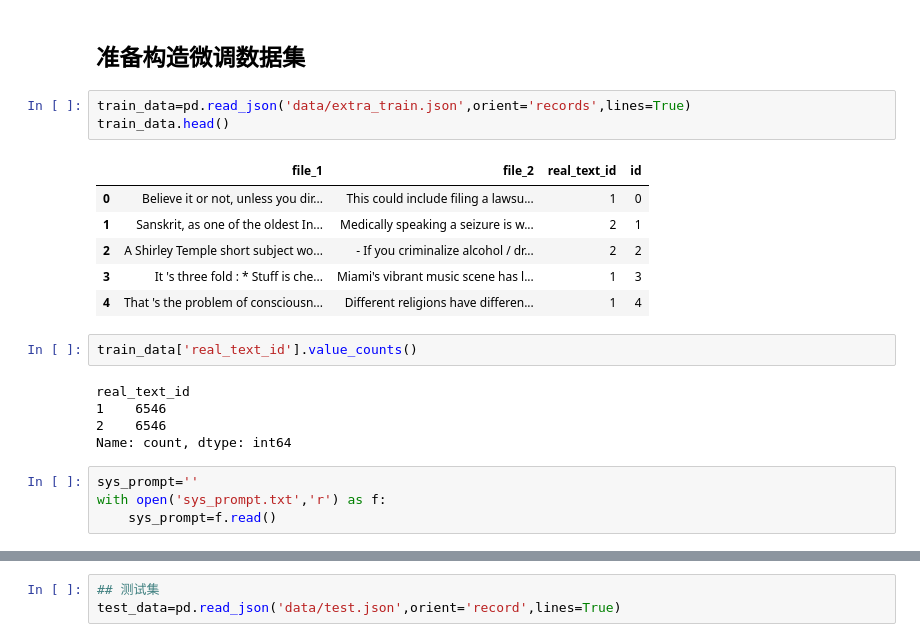
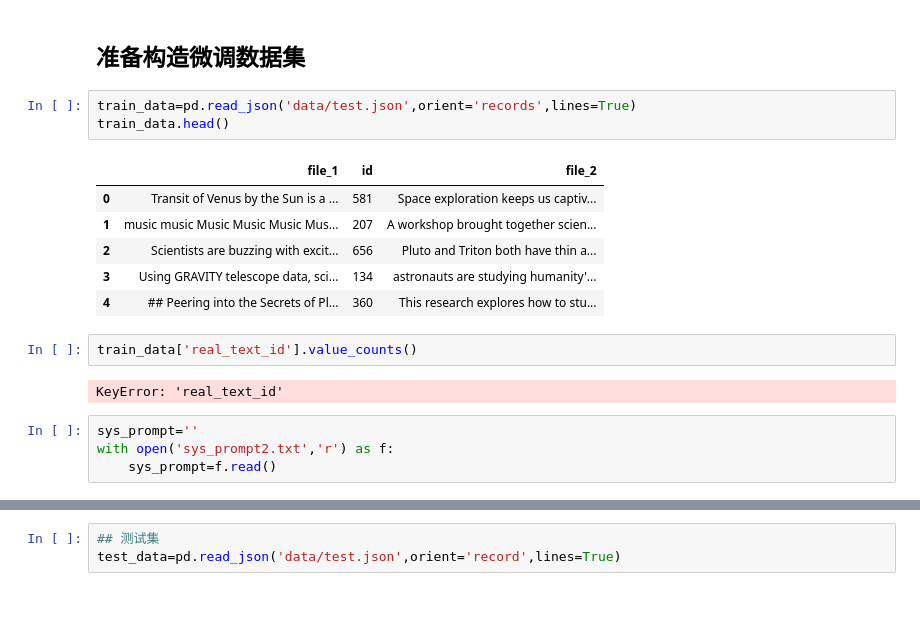
Before and after one commit to zhangdw156/fake-or-real, a Jupyter notebook: research.ipynb, the cells around one changed output, grey strips where cells are left out. Drawn from its saved outputs; the diff is of its cells as text; blank space fills up the shorter version.

```diff
--- a/research.ipynb
+++ b/research.ipynb
@@ -38,25 +38,22 @@ test_data.to_json('data/test.json',orient='records',lines=True)
 # %% [markdown]
 ## 准备构造微调数据集
 # %%
-train_data=pd.read_json('data/extra_train.json',orient='records',lines=True)
+train_data=pd.read_json('data/test.json',orient='records',lines=True)
 train_data.head()
 # %% [output]
-|  | file_1 | file_2 | real_text_id | id |
-| 0 | Believe it or not, unless you dir... | This could include filing a lawsu... | 1 | 0 |
-| 1 | Sanskrit, as one of the oldest In... | Medically speaking a seizure is w... | 2 | 1 |
-| 2 | A Shirley Temple short subject wo... | - If you criminalize alcohol / dr... | 2 | 2 |
-| 3 | It 's three fold : * Stuff is che... | Miami's vibrant music scene has l... | 1 | 3 |
-| 4 | That 's the problem of consciousn... | Different religions have differen... | 1 | 4 |
+|  | file_1 | id | file_2 |
+| 0 | Transit of Venus by the Sun is a ... | 581 | Space exploration keeps us captiv... |
+| 1 | music music Music Music Music Mus... | 207 | A workshop brought together scien... |
+| 2 | Scientists are buzzing with excit... | 656 | Pluto and Triton both have thin a... |
+| 3 | Using GRAVITY telescope data, sci... | 134 | astronauts are studying humanity'... |
+| 4 | ## Peering into the Secrets of Pl... | 360 | This research explores how to stu... |
 # %%
 train_data['real_text_id'].value_counts()
 # %% [output]
-real_text_id
-1    6546
-2    6546
-Name: count, dtype: int64
+KeyError: 'real_text_id'
 # %%
 sys_prompt=''
-with open('sys_prompt.txt','r') as f:
+with open('sys_prompt2.txt','r') as f:
     sys_prompt=f.read()
 # %%
 sys_prompt
```
Also changed, not shown: parts of 30 cells of this notebook, 19 other files.
